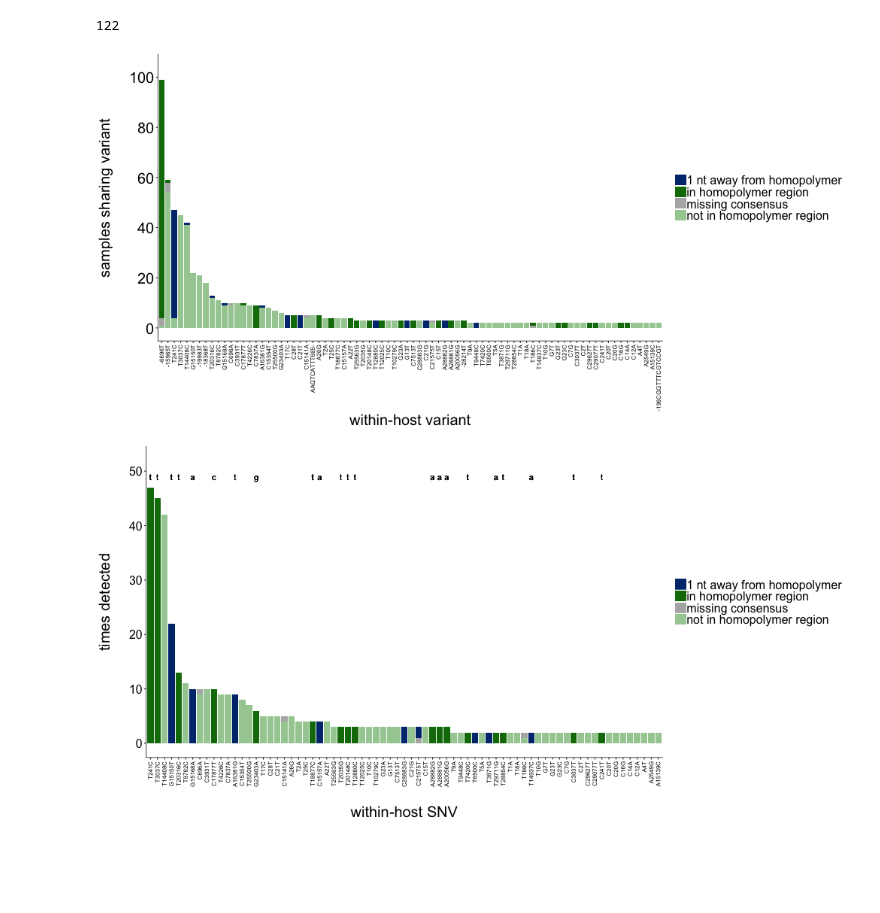
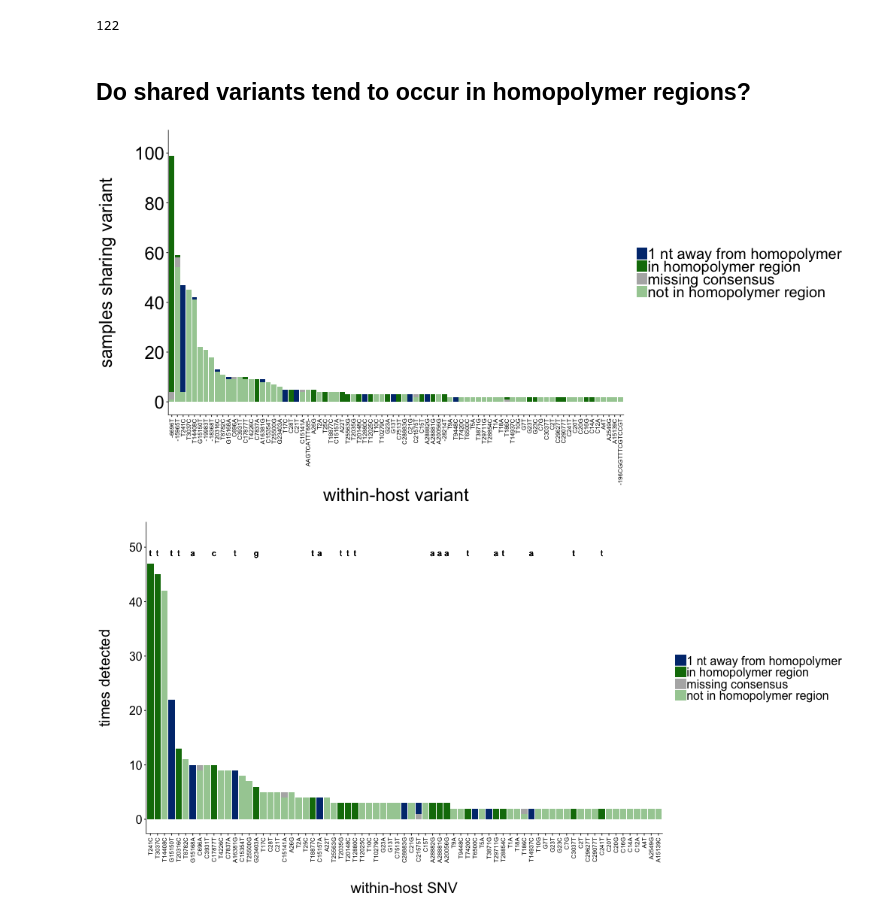
Before and after one commit to lmoncla/ncov-WI-within-host, a Jupyter notebook: scripts/shared-variants.ipynb, the cells around one changed output. Drawn from its saved outputs; the diff is of its cells as text; code cells hidden in the pictures; blank space fills up the shorter version.

Commit message:
figure plotting edits

```diff
--- a/scripts/shared-variants.ipynb
+++ b/scripts/shared-variants.ipynb
@@ -409,6 +390,8 @@ print(len(order_of_variants))
 print(len(set(snvs_only['strain_name'].tolist())))
 # %% [output]
 122
+# %% [markdown]
+## Do shared variants tend to occur in homopolymer regions?
 # %%
 # specify which variants we want to plot (do they need to appear twice, 3 times?)
 # I am mostly doing this to make it easier to plot; we can perhaps justify by saying that we have 125 samples,
@@ -426,38 +409,38 @@ variants_more_than_once <- variants_more_than_once[(variants_more_than_once$coun
 output_filename = paste("counts-variants-3bp-homopolymer-",variant_percent,"percent-",current_date,".pdf", sep="")
 
 variants_more_than_once$SNV_f = factor(variants_more_than_once$SNV, levels=c(order_of_variants))
 max_count = max(variants_more_than_once$counts)
 
 p2 <- ggplot(variants_more_than_once, aes(x=SNV_f, y=classified_counts, fill=class))+
     geom_col()+
     #geom_text(aes(x=SNV_f, y=max_count + 2, label=homopolymer_base))+
     scale_fill_manual(values=c(in_hp=ns_color, not_in_hp=s_color,adjacent=fs_color,no_consensus="grey70"), labels=c(in_hp="in homopolymer region",not_in_hp="not in homopolymer region",adjacent="1 nt away from homopolymer",no_consensus="missing consensus"))+
     theme(panel.grid.major=element_line(colour=NA,size=NA))+
     theme(panel.grid.minor=element_line(colour=NA,size=NA))+
     scale_y_continuous(limits=c(0,max_count + 5), breaks=seq(0,max_count+5,20))+
     theme(plot.title=element_text(size=13))+
     theme(strip.background = element_rect(colour=NA, fill=NA))+
     theme(plot.margin=unit(c(0.1,0.1,0.1,0.1),"cm"))+
     theme(axis.line.x=element_line(colour="black"))+
     theme(axis.line.y=element_line(colour="black"))+
-    theme(axis.title.y=element_text(size=20, hjust=0.5, vjust=0.5))+
-    theme(axis.title.x=element_text(size=20, vjust=0.5))+
-    theme(axis.text.y=element_text(size=20, colour="black"))+
+    theme(axis.title.y=element_text(size=24, hjust=0.5, vjust=0.5))+
+    theme(axis.title.x=element_text(size=24, vjust=0.5))+
+    theme(axis.text.y=element_text(size=24, colour="black"))+
     theme(axis.text.x=element_text(hjust=1, vjust=0.5, size=8, angle=90,colour="black"))+
-    theme(legend.text=element_text(size=16))+
+    theme(legend.text=element_text(size=20))+
     theme(legend.title=element_blank())+
     #theme(legend.position = c(0.9, 0.6))+ # (0,0) is bottom left, (1,1) is top right
     theme(panel.margin=unit(1, "lines"))+
     theme(legend.key.size=unit(0.55, "cm"))+
     theme(panel.background=element_rect(fill=NA))+
     theme(legend.key=element_rect(fill=NA))+
     labs(x="within-host variant",y="samples sharing variant\n")
 
 
 ggsave(output_filename, p2, width = 12, height = 6, path="../figures/individual-pdfs/")
 p2
 # %% [output]
-[figure, old version]
+[figure, new version]
 # %%
 %%R -w 1000 -h 500 -u px -i times_detected_cutoff_to_plot,variant_percent,current_date,snvs_more_than_once,s_color,ns_color,stop_color,fs_color,fs_stop_color,order_of_snvs # this sets the size of the plot...otherwise, it will go off the page\n",
 require(ggplot2)
```
Also changed, not shown: parts of 46 cells of this notebook, 1 other file.
